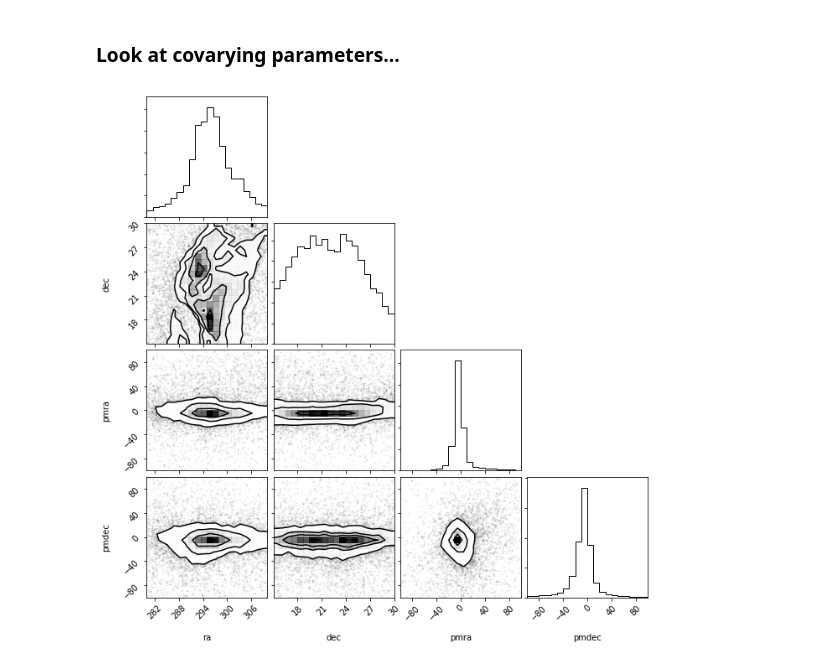
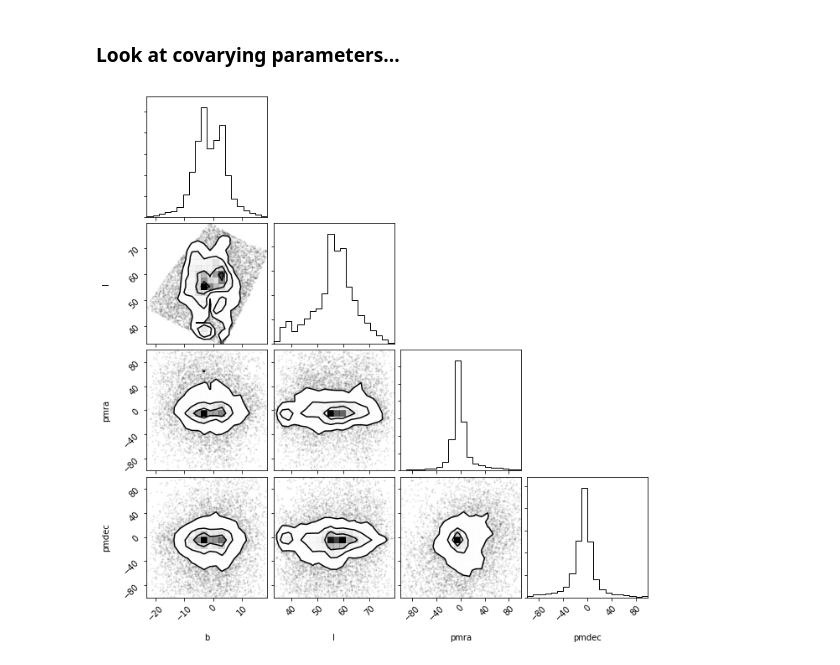
Before and after one commit to rutgers-physics-ml/gaia-dr2-hack, a Jupyter notebook: notebook/Explorations/Selecting stellar streams.ipynb, the cells around one changed output. Saved outputs shown, nothing was run; the diff lists cells and outputs as text; code cells hidden in the pictures.

```diff
--- a/notebook/Explorations/Selecting stellar streams.ipynb
+++ b/notebook/Explorations/Selecting stellar streams.ipynb
@@ -49,11 +49,11 @@ ax.scatter(np.deg2rad(nearby.ra - 180), np.deg2rad(nearby.dec), s=0.5, c='C0')
 # %%
 nearby = df[df.parallax > 10]
 
 nearby_cut = nearby[(np.abs(nearby.pmra) < 100) &
                     (np.abs(nearby.pmdec) < 100) &
                     (280 < nearby.ra) & (nearby.ra < 310) &
-                    (15 < nearby.dec) & (nearby.dec < 30)]
+                    (1 < nearby.dec) & (nearby.dec < 40)]
 
-corner.corner(nearby_cut[['ra', 'dec', 'pmra', 'pmdec']]);
+corner.corner(nearby_cut[['b', 'l', 'pmra', 'pmdec']]);
 # %% [output]
-[figure, old version]
+[figure, new version]
```
